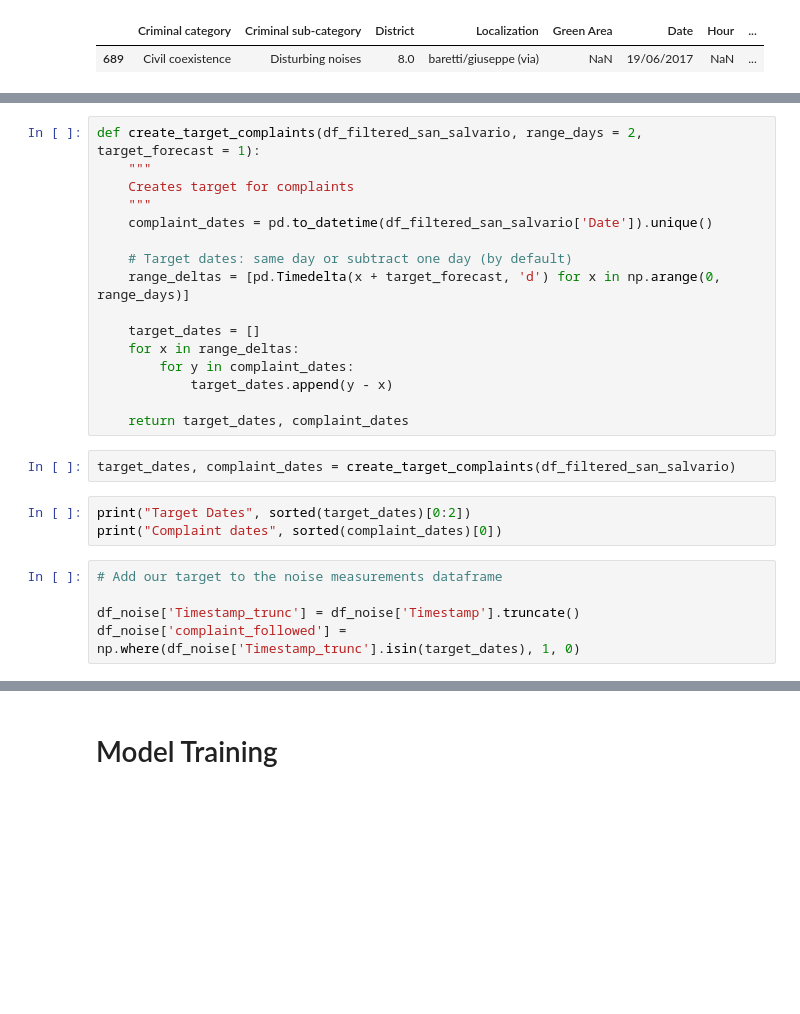
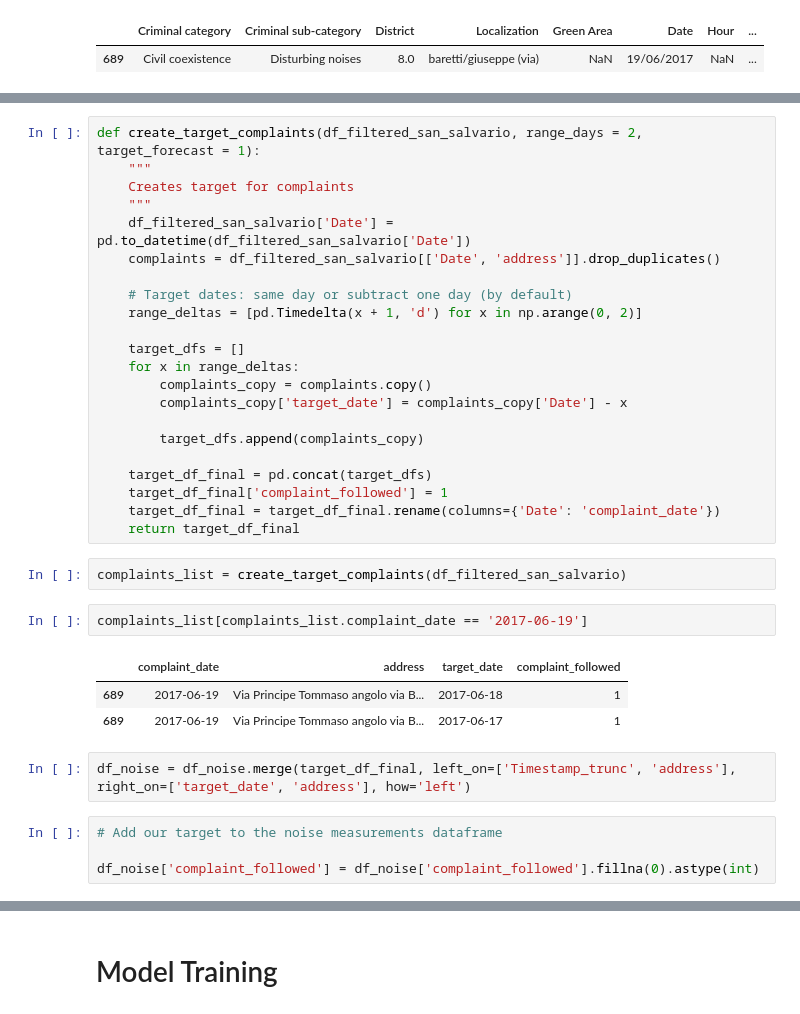
Before and after one commit to TiagoFilipeSousaGoncalves/wdl-tech-moguls, a Jupyter notebook: finals/Deliverable.ipynb, the cells around one changed output, grey strips where cells are left out. Saved outputs shown, nothing was run; the diff lists cells and outputs as text; blank space fills up the shorter version.

```diff
--- a/finals/Deliverable.ipynb
+++ b/finals/Deliverable.ipynb
@@ -467,26 +481,36 @@ def create_target_complaints(df_filtered_san_salvario, range_days = 2, target_fo
     """
     Creates target for complaints
     """
-    complaint_dates = pd.to_datetime(df_filtered_san_salvario['Date']).unique()
+    df_filtered_san_salvario['Date'] = pd.to_datetime(df_filtered_san_salvario['Date'])
+    complaints = df_filtered_san_salvario[['Date', 'address']].drop_duplicates()
 
     # Target dates: same day or subtract one day (by default)
-    range_deltas = [pd.Timedelta(x + target_forecast, 'd') for x in np.arange(0, range_days)]
+    range_deltas = [pd.Timedelta(x + 1, 'd') for x in np.arange(0, 2)]
 
-    target_dates = []
+    target_dfs = []
     for x in range_deltas:
-        for y in complaint_dates:
-            target_dates.append(y - x)
+        complaints_copy = complaints.copy()
+        complaints_copy['target_date'] = complaints_copy['Date'] - x
 
-    return target_dates, complaint_dates
+        target_dfs.append(complaints_copy)
+
+    target_df_final = pd.concat(target_dfs)
+    target_df_final['complaint_followed'] = 1
+    target_df_final = target_df_final.rename(columns={'Date': 'complaint_date'})
+    return target_df_final
 # %%
-target_dates, complaint_dates = create_target_complaints(df_filtered_san_salvario)
+complaints_list = create_target_complaints(df_filtered_san_salvario)
-# %%
-print("Target Dates", sorted(target_dates)[0:2])
-print("Complaint dates", sorted(complaint_dates)[0])
+# %%
+complaints_list[complaints_list.complaint_date == '2017-06-19']
+# %% [output]
+|  | complaint_date | address | target_date | complaint_followed |
+| 689 | 2017-06-19 | Via Principe Tommaso angolo via B... | 2017-06-18 | 1 |
+| 689 | 2017-06-19 | Via Principe Tommaso angolo via B... | 2017-06-17 | 1 |
+# %%
+df_noise = df_noise.merge(target_df_final, left_on=['Timestamp_trunc', 'address'], right_on=['target_date', 'address'], how='left')
 # %%
 # Add our target to the noise measurements dataframe
 
-df_noise['Timestamp_trunc'] = df_noise['Timestamp'].truncate()
-df_noise['complaint_followed'] = np.where(df_noise['Timestamp_trunc'].isin(target_dates), 1, 0)
+df_noise['complaint_followed'] = df_noise['complaint_followed'].fillna(0).astype(int)
 # %%
 df_noise[df_noise.complaint_followed == 1].head(3)
```
Also changed, not shown: parts of 17 cells of this notebook.
